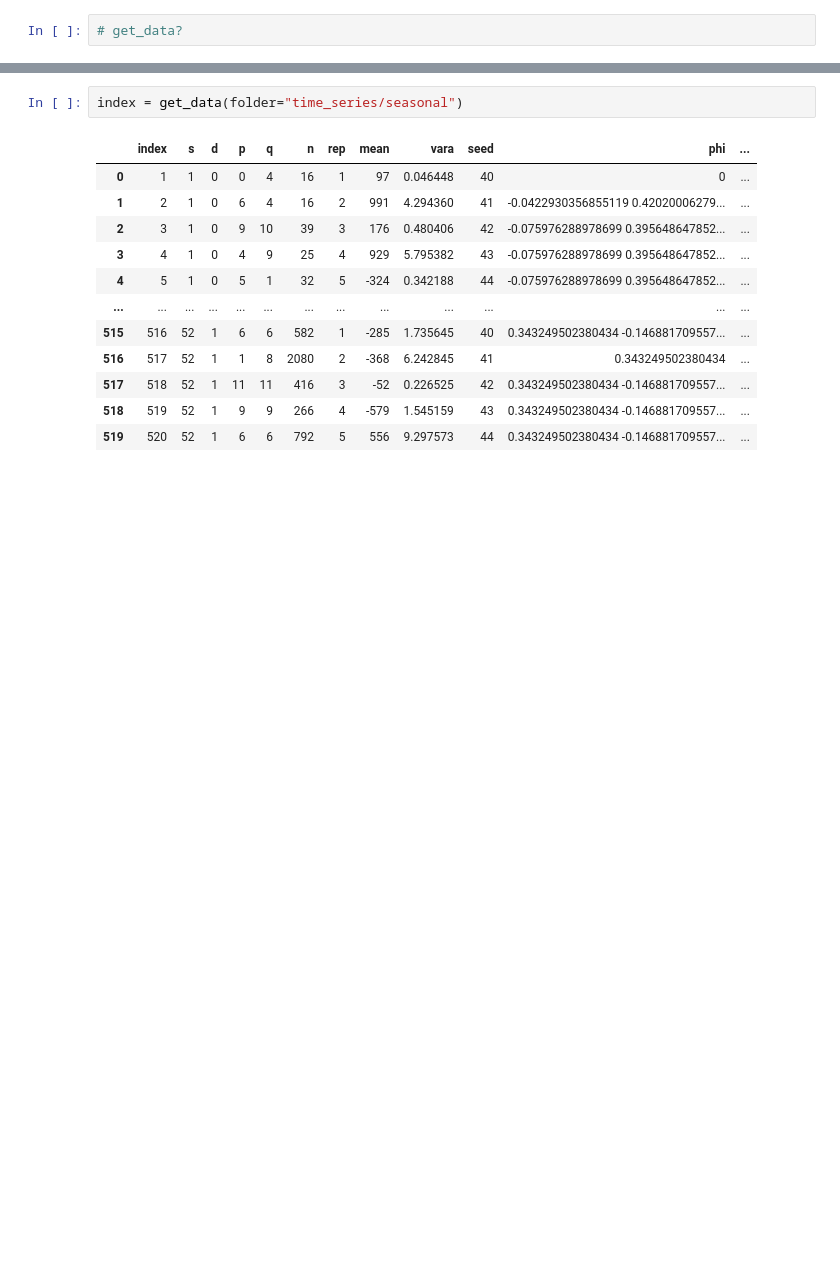
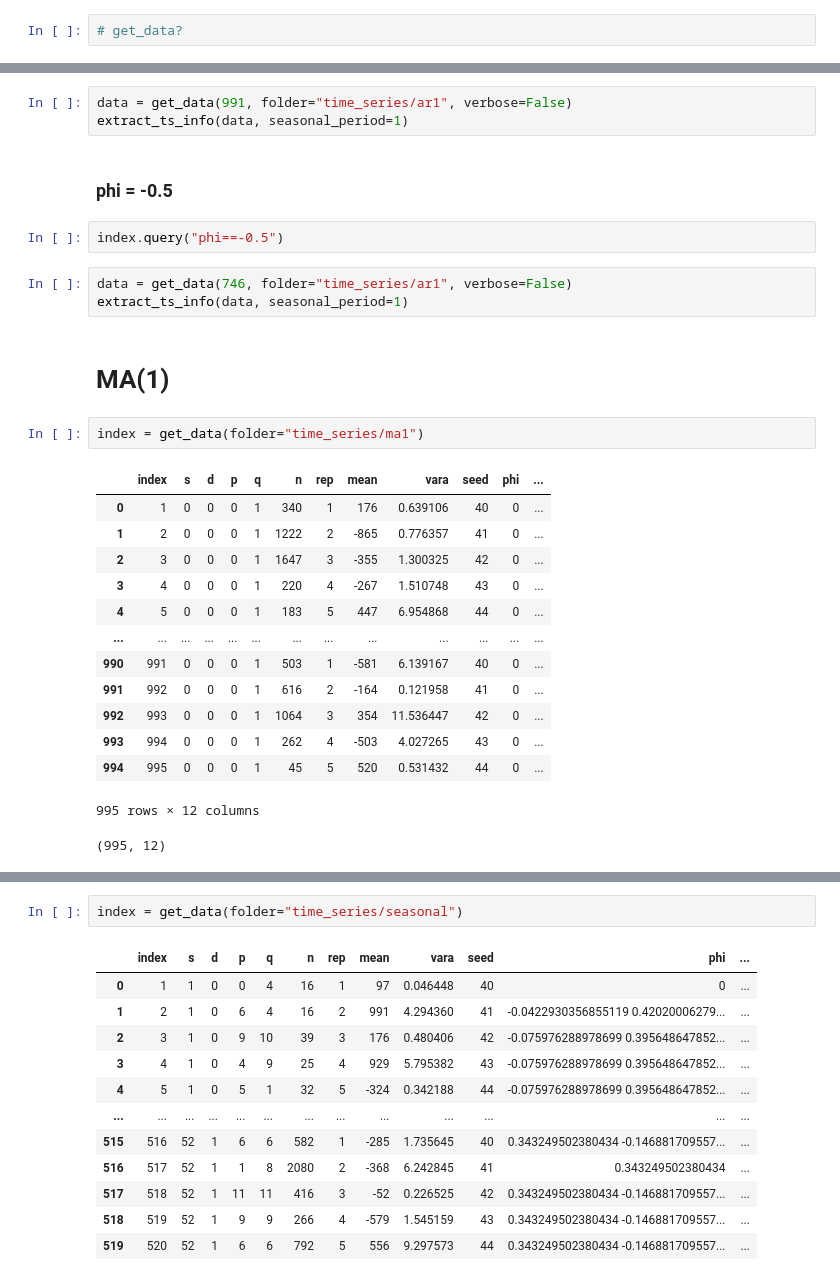
Before and after one commit to ngupta23/medium_articles, a Jupyter notebook: time_series/pycaret/pycaret_ts_diagnostics.ipynb, the cells around one changed output, grey strips where cells are left out. Cells and saved outputs as stored; diff of their text form; blank space fills up the shorter version.

Commit message:
Added AR, MA, Random Walk and Seasonal data EDA

```diff
--- a/time_series/pycaret/pycaret_ts_diagnostics.ipynb
+++ b/time_series/pycaret/pycaret_ts_diagnostics.ipynb
@@ -66,0 +70,29 @@ extract_ts_info(data, seasonal_period=1)
+# %%
+data = get_data(991, folder="time_series/ar1", verbose=False)
+extract_ts_info(data, seasonal_period=1)
+# %% [markdown]
+### phi = -0.5
+# %%
+index.query("phi==-0.5")
+# %%
+data = get_data(746, folder="time_series/ar1", verbose=False)
+extract_ts_info(data, seasonal_period=1)
+# %% [markdown]
+# MA(1)
+# %%
+index = get_data(folder="time_series/ma1")
+# %% [output]
+|  | index | s | d | p | q | n | rep | mean | vara | seed | phi | ... |
+| 0 | 1 | 0 | 0 | 0 | 1 | 340 | 1 | 176 | 0.639106 | 40 | 0 | ... |
+| 1 | 2 | 0 | 0 | 0 | 1 | 1222 | 2 | -865 | 0.776357 | 41 | 0 | ... |
+| 2 | 3 | 0 | 0 | 0 | 1 | 1647 | 3 | -355 | 1.300325 | 42 | 0 | ... |
+| 3 | 4 | 0 | 0 | 0 | 1 | 220 | 4 | -267 | 1.510748 | 43 | 0 | ... |
+| 4 | 5 | 0 | 0 | 0 | 1 | 183 | 5 | 447 | 6.954868 | 44 | 0 | ... |
+| ... | ... | ... | ... | ... | ... | ... | ... | ... | ... | ... | ... | ... |
+| 990 | 991 | 0 | 0 | 0 | 1 | 503 | 1 | -581 | 6.139167 | 40 | 0 | ... |
+| 991 | 992 | 0 | 0 | 0 | 1 | 616 | 2 | -164 | 0.121958 | 41 | 0 | ... |
+| 992 | 993 | 0 | 0 | 0 | 1 | 1064 | 3 | 354 | 11.536447 | 42 | 0 | ... |
+| 993 | 994 | 0 | 0 | 0 | 1 | 262 | 4 | -503 | 4.027265 | 43 | 0 | ... |
+| 994 | 995 | 0 | 0 | 0 | 1 | 45 | 5 | 520 | 0.531432 | 44 | 0 | ... |
+995 rows × 12 columns
+(995, 12)
```
Also changed, not shown: parts of 51 cells of this notebook.
